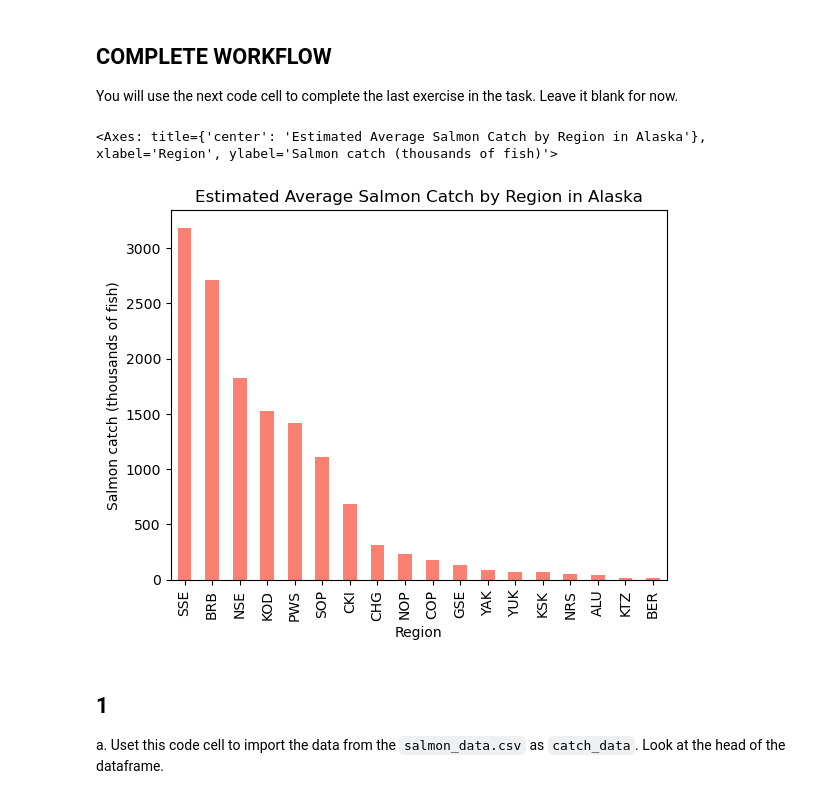
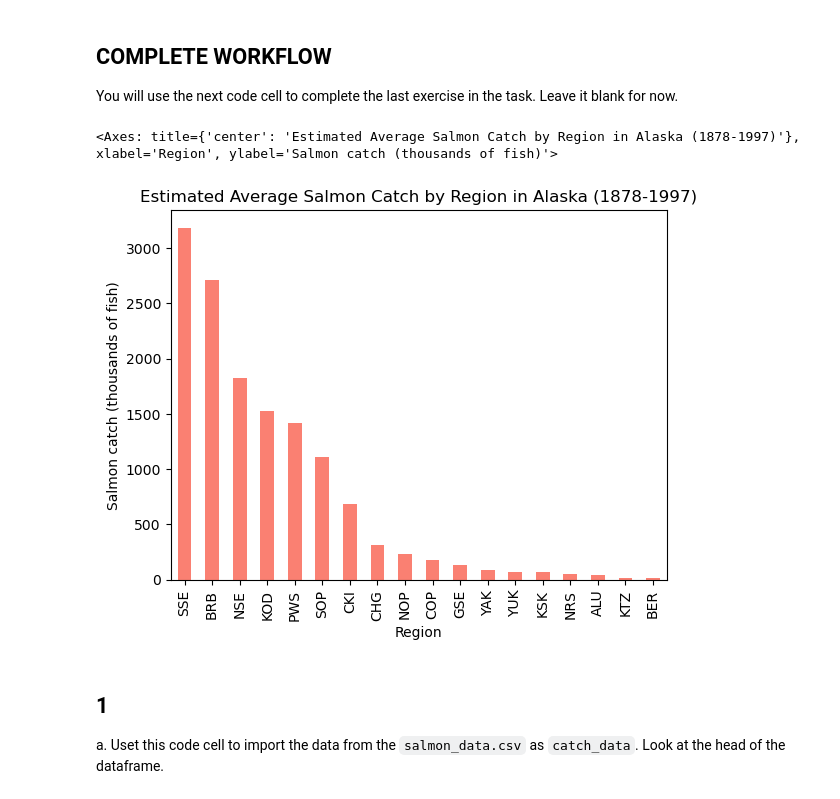
Before and after one commit to IsabellaSegarra/eds220-hwk2, a Jupyter notebook: task2/hwk2-task2-salmon-segarra.ipynb, the cells around one changed output. Drawn from its saved outputs; the diff is of its cells as text; code cells hidden in the pictures.

Commit message:
Add years to final plot.

```diff
--- a/task2/hwk2-task2-salmon-segarra.ipynb
+++ b/task2/hwk2-task2-salmon-segarra.ipynb
@@ -51,36 +51,36 @@ You will use the next code cell to complete the last exercise in the task. Leave
 # %%
 # FINAL CODE
 
 import pandas as pd
 
 # Import data
 catch_data = pd.read_csv('data/salmon_data.csv')
 
 # --- Data wrangling ---
 
 # Drop the 'notesRegCode' column
 catch_data = catch_data.drop(columns = 'notesRegCode')
 
 # Replace 'I' with '1' in the 'Catch' column and convert to 'int64'
 catch_data['Catch'] = catch_data['Catch'].replace("I", 1).astype('int64')
 
 # Group the 'catch_data' by 'Region' and calculate the mean of the 'Catch' column
 avg_region = catch_data.groupby('Region')['Catch'].mean()
 
 # --- Data Visualizing ---
 # Plot the 'avg_region' dataframe, sort values first and use the 'plot()' function and specify the x and y axes
 avg_region.sort_values(ascending=False).plot(
     kind='bar',
     x='Region',
     y='Catch',
-    title='Estimated Average Salmon Catch by Region in Alaska',
+    title='Estimated Average Salmon Catch by Region in Alaska (1878-1997)',
     xlabel='Region',
     ylabel='Salmon catch (thousands of fish)',
     color='#FA8072'
 )
 # %% [output]
-<Axes: title={'center': 'Estimated Average Salmon Catch by Region in Alaska'}, xlabel='Region', ylabel='Salmon catch (thousands of fish)'>
+<Axes: title={'center': 'Estimated Average Salmon Catch by Region in Alaska (1878-1997)'}, xlabel='Region', ylabel='Salmon catch (thousands of fish)'>
-[figure, old version]
+[figure, new version]
 # %% [markdown]
 ## 1
 
```
Also changed, not shown: parts of 1 cell of this notebook, 2 other files.
